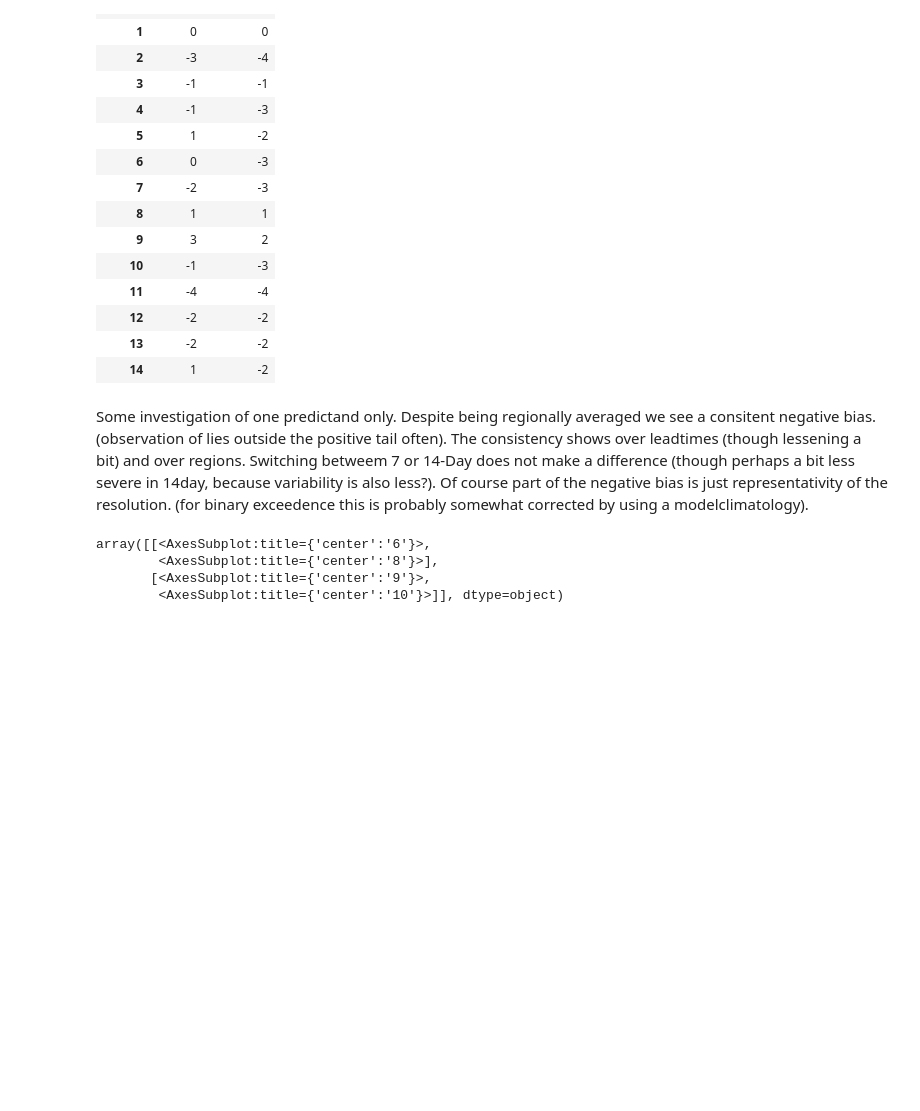
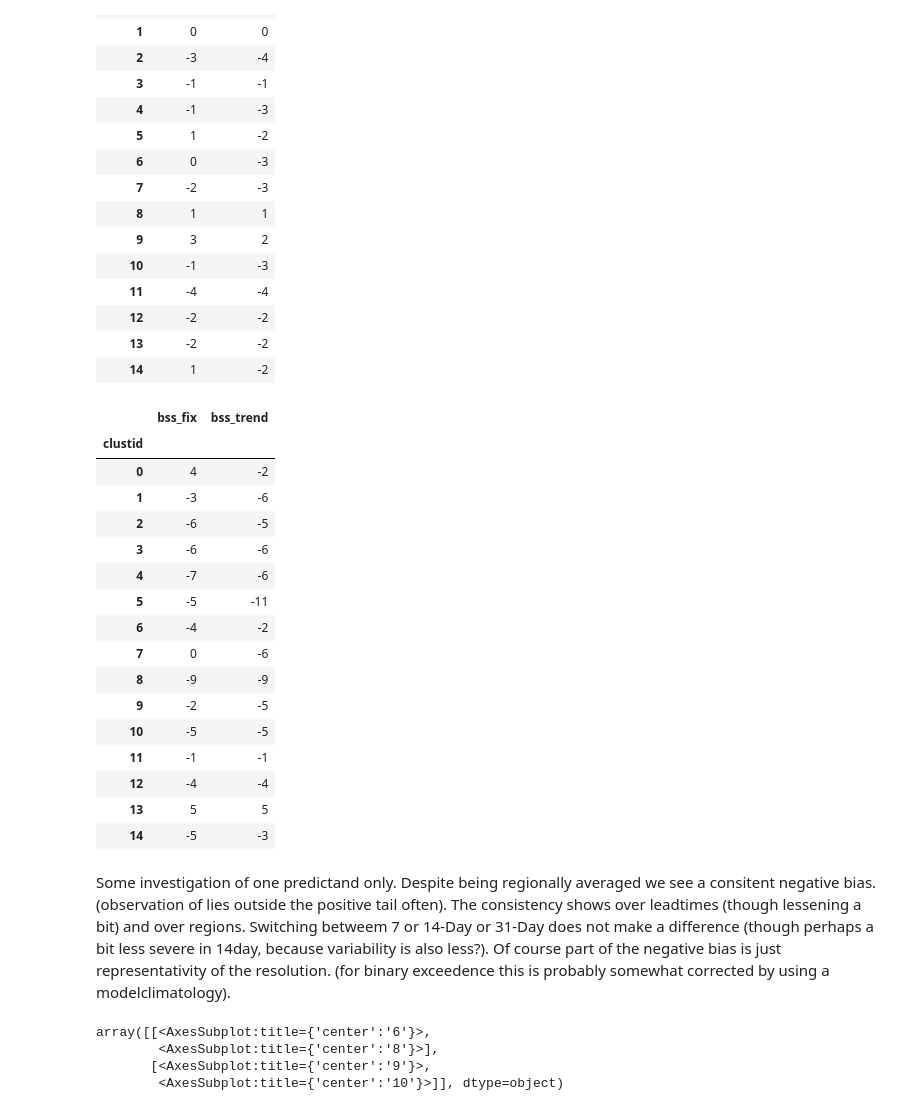
Before and after one commit to chiemvs/SubSeas, a Jupyter notebook: Predictands.ipynb, the cells around one changed output. Drawn from its saved outputs; the diff is of its cells as text; code cells hidden in the pictures; blank space fills up the shorter version.

Commit message:
Fixed inability to handle leadtimedependent modelclimatologies in the Comparison object. Also generation of 31day matched dataset and results for that in the predictand notebook

```diff
--- a/Predictands.ipynb
+++ b/Predictands.ipynb
@@ -24,6 +24,7 @@ from Hybrid.dataprep import binarize_hotday_predictand
 predictands = pd.DataFrame({'obs':['tg-anom_1998-06-07_2019-10-31_7D-roll-mean_15-t2m-q095-adapted-mean',
                                     'tg-anom_1998-06-07_2019-10-31_14D-roll-mean_15-t2m-q095-adapted-mean',
                                     'tg-anom_1998-06-07_2019-10-31_7D-roll-mean_0.58-t2m-q075-mean',
+                                   'tg-anom_1998-06-07_2019-10-31_31D-roll-mean_15-t2m-q095-adapted-mean',
                                    'tg-ex-q0.75-21D_1998-06-07_2019-10-31_1D_15-t2m-q095-adapted-mean.nc',
                                    'tg-ex-q0.75-21D_1998-06-07_2019-10-31_1D_0.01-t2m-grid-mean.nc',
                                    'tg-ex-q0.75-14D_1998-06-07_2019-10-31_1D_15-t2m-q095-adapted-mean.nc',
@@ -31,10 +32,12 @@ predictands = pd.DataFrame({'obs':['tg-anom_1998-06-07_2019-10-31_7D-roll-mean_1
                             'clim':['tg-anom_clim_1998-06-07_2019-10-31_7D-roll-mean_15-t2m-q095-adapted-mean_5_5_q0.75', # Do not suffer from missing model records
                                     'tg-anom_clim_1998-06-07_2019-10-31_14D-roll-mean_15-t2m-q095-adapted-mean_5_5_q0.75',
                                     'tg-anom_clim_1998-06-07_2019-10-31_7D-roll-mean_0.58-t2m-q075-mean_5_5_q0.75',
+                                    'tg-anom_clim_1998-06-07_2019-10-31_31D-roll-mean_15-t2m-q095-adapted-mean_5_5_q0.75',
                                    None,None,None,None],
                             'books':['books_paper3-1_tg-anom_JJA_45r1_7D-roll-mean_15-t2m-q095-adapted-mean.csv',
                                      'books_paper3-1_tg-anom_JJA_45r1_14D-roll-mean_15-t2m-q095-adapted-mean.csv',
                                      'books_paper3-1_tg-anom_JJA_45r1_7D-roll-mean_0.58-t2m-q075-mean.csv',
+                                     'books_paper3-1_tg-anom_JJA_45r1_31D-roll-mean_15-t2m-q095-adapted-mean.csv',
                                     'books_paper3-2_tg-ex-q0.75-21D_JJA_45r1_1D_15-t2m-q095-adapted-mean.csv',
                                     'books_paper3-2_tg-ex-q0.75-21D_JJA_45r1_1D_0.01-t2m-grid-mean.csv',
                                     'books_paper3-2_tg-ex-q0.75-14D_JJA_45r1_1D_15-t2m-q095-adapted-mean.csv', # The 14D and 7D still based on old highresmodelclim?
@@ -42,9 +45,10 @@ predictands = pd.DataFrame({'obs':['tg-anom_1998-06-07_2019-10-31_7D-roll-mean_1
                              'modelclim':['tg-anom_45r1_1998-06-07_2019-10-31_7D-roll-mean_15-t2m-q095-adapted-mean_5_5_q0.75', # These modelclims are also old.
                                           'tg-anom_45r1_1998-06-07_2019-10-31_14D-roll-mean_15-t2m-q095-adapted-mean_5_5_q0.75',
                                           'tg-anom_45r1_1998-06-07_2019-10-31_7D-roll-mean_0.58-t2m-q075-mean_5_5_q0.75',
-                                         None,None,None,None],
+                                          'tg-anom_45r1_1998-06-07_2019-08-31_31D-roll-mean_15-t2m-q095-adapted-mean_5_5_q0.75',
+                                         None,None,None,None], # These do use daily climatologies though.
                             },
-                           index = pd.Index(['tg7D','tg14D','tg7Dhighres','tgex21D','tgex21Dhighres','tgex14D','tgex7D'], name = 'basevar'))
+                           index = pd.Index(['tg7D','tg14D','tg7Dhighres','tg31D','tgex21D','tgex21Dhighres','tgex14D','tgex7D'], name = 'basevar'))
 # %%
 def add_trend_model(df, groupers = ['leadtime','clustid'], return_coefs = True):
     """
@@ -224,3 +228,7 @@ def lineplot(df: pd.DataFrame, freqframe: pd.DataFrame = None, plotkwargs: dict
 # %% [markdown]
 #### Time aggregation and spatial aggregation in tg-anom
 Comparing 14 day with 7 day in large spatial regions. And comparing 7 in large spatial regions with 7day in smaller spatial regions. Exceedence pi (tukey) is not computed with a dedicated modelclimatology
+# %%
+frame, coefs31 = load_tganom_and_compute(bookfile = predictands.loc['tg31D','books'], climname = predictands.loc['tg31D','clim'], return_trend = True)
+bss31 = compute_bss(frame)
+horizons31 = compute_skill_horizon(bss31)
@@ -289,8 +304,28 @@ horizons14 - horizons7
 | 12 | -2 | -2 |
 | 13 | -2 | -2 |
 | 14 | 1 | -2 |
+# %%
+horizons31 - horizons14
+# %% [output]
+|  | bss_fix | bss_trend |
+| clustid |  |  |
+| 0 | 4 | -2 |
+| 1 | -3 | -6 |
+| 2 | -6 | -5 |
+| 3 | -6 | -6 |
+| 4 | -7 | -6 |
+| 5 | -5 | -11 |
+| 6 | -4 | -2 |
+| 7 | 0 | -6 |
+| 8 | -9 | -9 |
+| 9 | -2 | -5 |
+| 10 | -5 | -5 |
+| 11 | -1 | -1 |
+| 12 | -4 | -4 |
+| 13 | 5 | 5 |
+| 14 | -5 | -3 |
 # %% [markdown]
-Some investigation of one predictand only. Despite being regionally averaged we see a consitent negative bias. (observation of lies outside the positive tail often). The consistency shows over leadtimes (though lessening a bit) and over regions. Switching betweem 7 or 14-Day does not make a difference (though perhaps a bit less severe in 14day, because variability is also less?). Of course part of the negative bias is just representativity of the resolution.  (for binary exceedence this is probably somewhat corrected by using a modelclimatology).
+Some investigation of one predictand only. Despite being regionally averaged we see a consitent negative bias. (observation of lies outside the positive tail often). The consistency shows over leadtimes (though lessening a bit) and over regions. Switching betweem 7 or 14-Day or 31-Day does not make a difference (though perhaps a bit less severe in 14day, because variability is also less?). Of course part of the negative bias is just representativity of the resolution.  (for binary exceedence this is probably somewhat corrected by using a modelclimatology).
 # %%
 ranks, rankbins = load_compute_rank(bookfile = predictands.loc['tg14D','books'], return_bias = True)
 # %%
```
Also changed, not shown: parts of 3 cells of this notebook, 3 other files.
